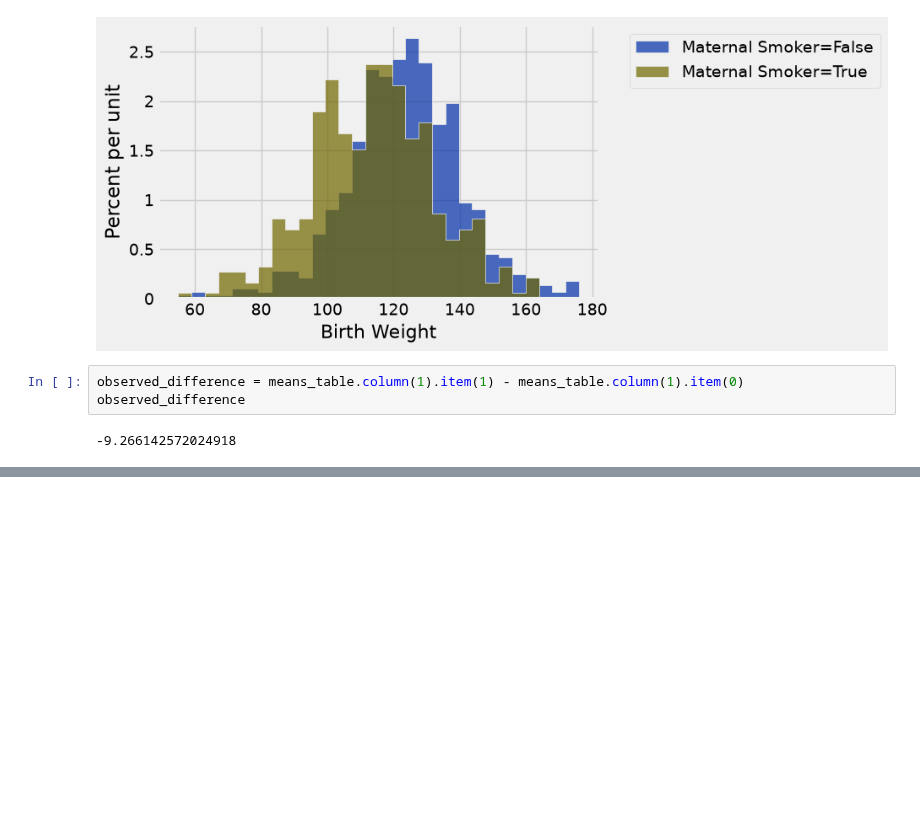
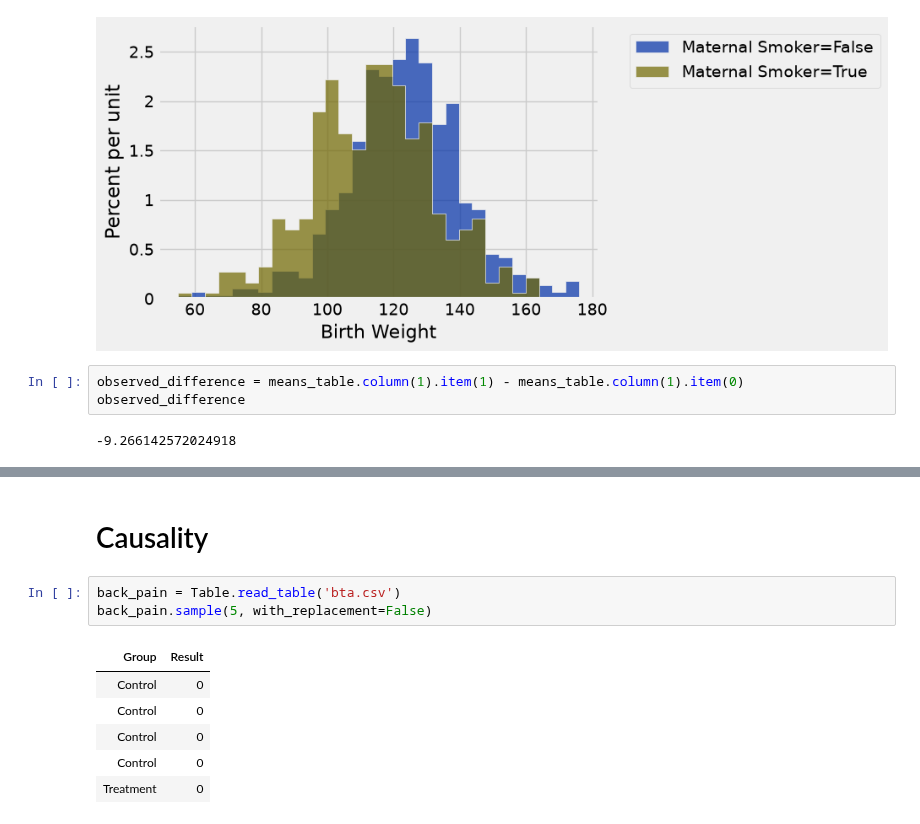
Before and after one commit to nwinbourn/DAT1001-NWinbourn, a Jupyter notebook: work/AB Testing.ipynb, the cells around one changed output, grey strips where cells are left out. Drawn from its saved outputs; the diff is of its cells as text; blank space fills up the shorter version.

Commit message:
finishing AB testing and Causality

```diff
--- a/work/AB Testing.ipynb
+++ b/work/AB Testing.ipynb
@@ -52,0 +133,12 @@ observed_difference
+# %% [markdown]
+# Causality
+# %%
+back_pain = Table.read_table('bta.csv')
+back_pain.sample(5, with_replacement=False)
+# %% [output]
+| Group | Result |
+| Control | 0 |
+| Control | 0 |
+| Control | 0 |
+| Control | 0 |
+| Treatment | 0 |
```
Also changed, not shown: parts of 21 cells of this notebook, 1 other file.
